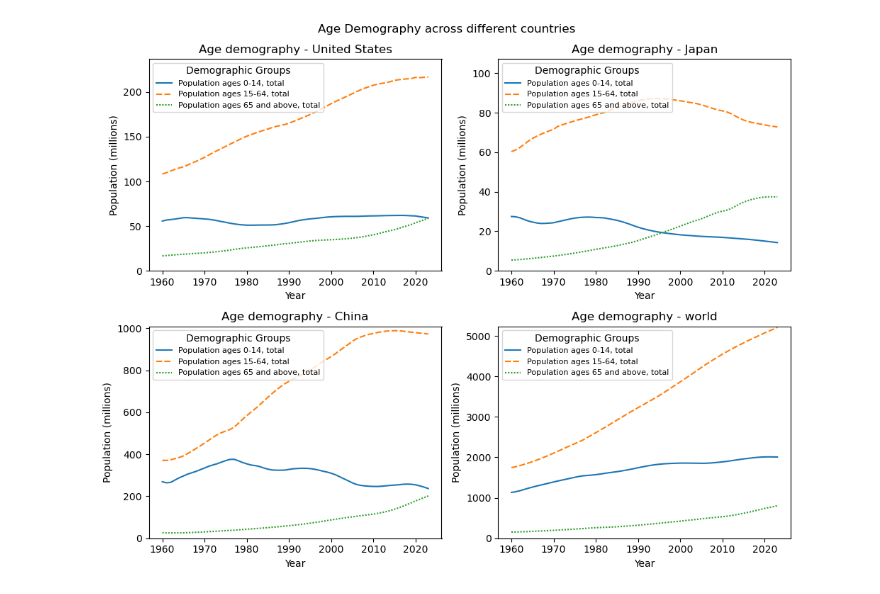
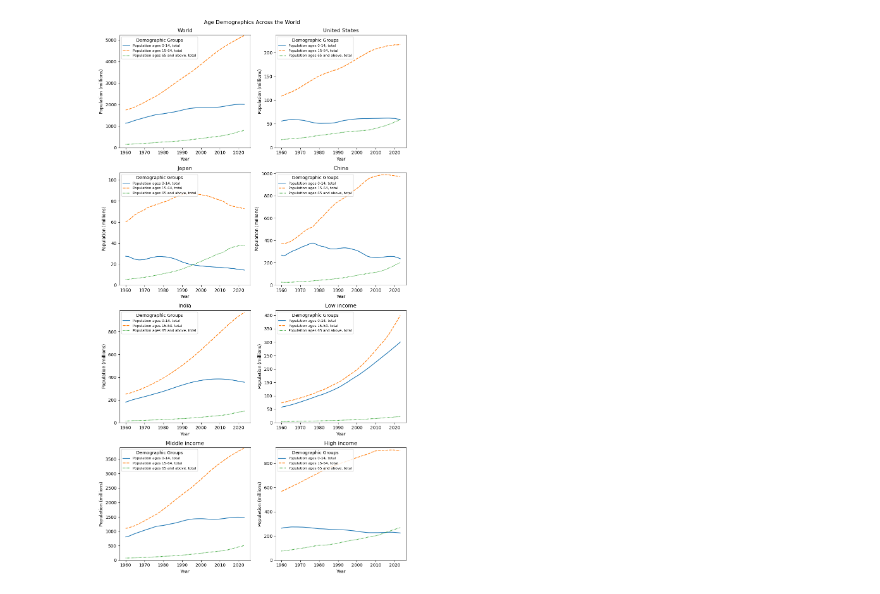
Before and after one commit to cheeseb0rger/cs2400_final_project, a Jupyter notebook: Untitled.ipynb, the cells around one changed output. Cells and saved outputs as stored; diff of their text form; code cells hidden in the pictures.

Commit message:
update: more plots, made plotting graphs easier with helper functions

```diff
--- a/Untitled.ipynb
+++ b/Untitled.ipynb
@@ -74,32 +96,27 @@ Unemployment, total (% of total labor force) (national estimate)
 # %%
-series = ["Population ages 0-14, total", "Population ages 15-64, total", "Population ages 65 and above, total"]
-
 # create population demography plots
-def plot_population_ages(data, title: str):
-    data = data[series] / 1000000 # population in millions
+def plot_population_ages(data):
+    data = data[["Population ages 0-14, total", "Population ages 15-64, total", "Population ages 65 and above, total"]] / 1000000 # population in millions
     sns.lineplot(data)
     plt.ylim(0, data.max().max()+20)
-    plt.title(title)
     plt.xlabel("Year")
     plt.ylabel("Population (millions)")
     plt.legend(title="Demographic Groups", loc="upper left", prop={'size': 8})
 
-plt.figure(figsize=(10, 8))
 
 # create graphs for different subplots
-plt.subplot(2, 2, 1)
-plot_population_ages(united_states[:], "Age demography - United States")
-plt.subplot(2, 2, 2)
-plot_population_ages(japan[:], "Age demography - Japan")
-plt.subplot(2, 2, 3)
-plot_population_ages(china[:], "Age demography - China")
-plt.subplot(2, 2, 4)
-plot_population_ages(world[:], "Age demography - world")
+plt.figure(figsize=(10, 18))
+count = 1
+for country_name in countries_dict:
+    plt.subplot(4, 2, count)
+    count += 1
+    plot_population_ages(countries_dict[country_name][:])
+    plt.title(country_name)
 
 plt.xticks(range(1960, 2030, 10))
-plt.suptitle("Age Demography across different countries")
+plt.suptitle("Age Demographics Across the World \n")
 
 plt.tight_layout()
 plt.show()
 # %% [output]
-[figure, old version]
+[figure, new version]
```
Also changed, not shown: parts of 13 cells of this notebook.
